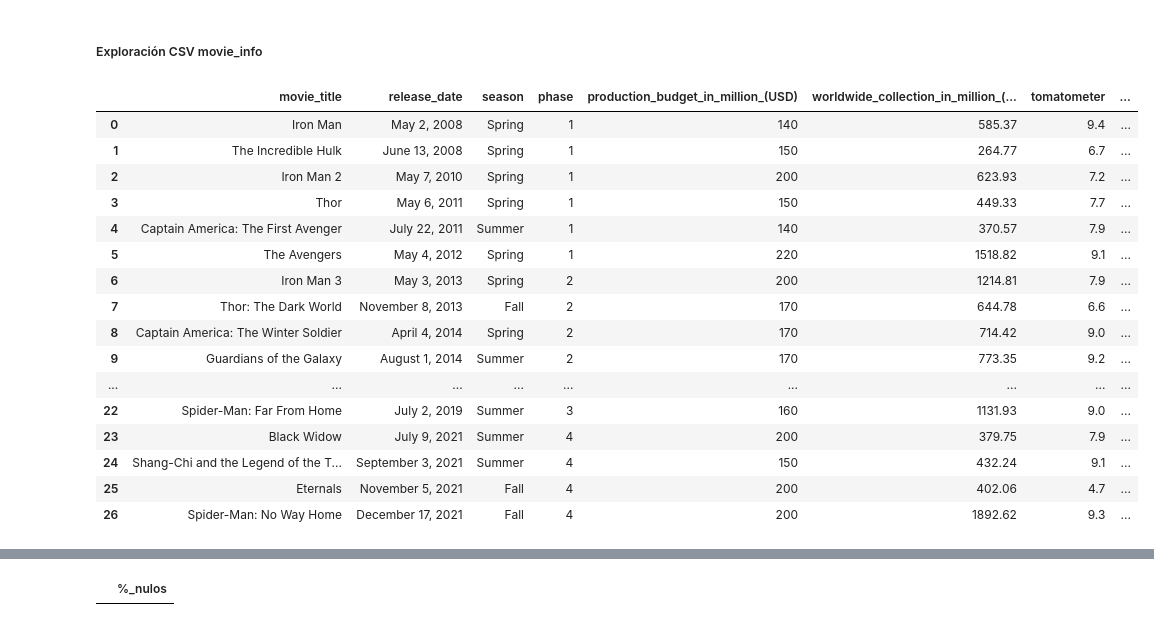
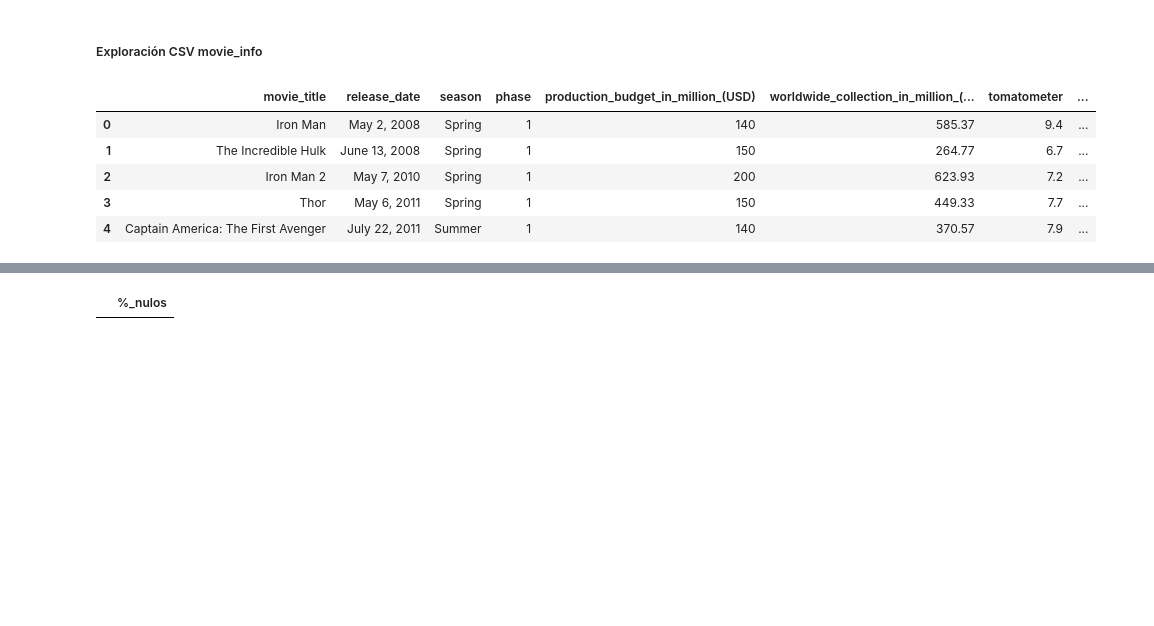
Before and after one commit to JohannaRL/pair_programming_promoG_modulo4_Fedra_Johanna, a Jupyter notebook: explo.ipynb, the cells around one changed output, grey strips where cells are left out. Saved outputs shown, nothing was run; the diff lists cells and outputs as text; code cells hidden in the pictures; blank space fills up the shorter version.

```diff
--- a/explo.ipynb
+++ b/explo.ipynb
@@ -5,25 +5,14 @@ import numpy as np
 ##### Exploración CSV movie_info
 # %%
 df_info = pd.read_csv("./files/movie_info.csv")
-df_info
+df_info.head()
 # %% [output]
 |  | movie_title | release_date | season | phase | production_budget_in_million_(USD) | worldwide_collection_in_million_(... | tomatometer | ... |
 | 0 | Iron Man | May 2, 2008 | Spring | 1 | 140 | 585.37 | 9.4 | ... |
 | 1 | The Incredible Hulk | June 13, 2008 | Spring | 1 | 150 | 264.77 | 6.7 | ... |
 | 2 | Iron Man 2 | May 7, 2010 | Spring | 1 | 200 | 623.93 | 7.2 | ... |
 | 3 | Thor | May 6, 2011 | Spring | 1 | 150 | 449.33 | 7.7 | ... |
 | 4 | Captain America: The First Avenger | July 22, 2011 | Summer | 1 | 140 | 370.57 | 7.9 | ... |
-| 5 | The Avengers | May 4, 2012 | Spring | 1 | 220 | 1518.82 | 9.1 | ... |
-| 6 | Iron Man 3 | May 3, 2013 | Spring | 2 | 200 | 1214.81 | 7.9 | ... |
-| 7 | Thor: The Dark World | November 8, 2013 | Fall | 2 | 170 | 644.78 | 6.6 | ... |
-| 8 | Captain America: The Winter Soldier | April 4, 2014 | Spring | 2 | 170 | 714.42 | 9.0 | ... |
-| 9 | Guardians of the Galaxy | August 1, 2014 | Summer | 2 | 170 | 773.35 | 9.2 | ... |
-| ... | ... | ... | ... | ... | ... | ... | ... | ... |
-| 22 | Spider-Man: Far From Home | July 2, 2019 | Summer | 3 | 160 | 1131.93 | 9.0 | ... |
-| 23 | Black Widow | July 9, 2021 | Summer | 4 | 200 | 379.75 | 7.9 | ... |
-| 24 | Shang-Chi and the Legend of the T... | September 3, 2021 | Summer | 4 | 150 | 432.24 | 9.1 | ... |
-| 25 | Eternals | November 5, 2021 | Fall | 4 | 200 | 402.06 | 4.7 | ... |
-| 26 | Spider-Man: No Way Home | December 17, 2021 | Fall | 4 | 200 | 1892.62 | 9.3 | ... |
 # %%
 def exploracion_dataframe(dataframe):
 
```
Also changed, not shown: parts of 39 cells of this notebook, 3 other files.
